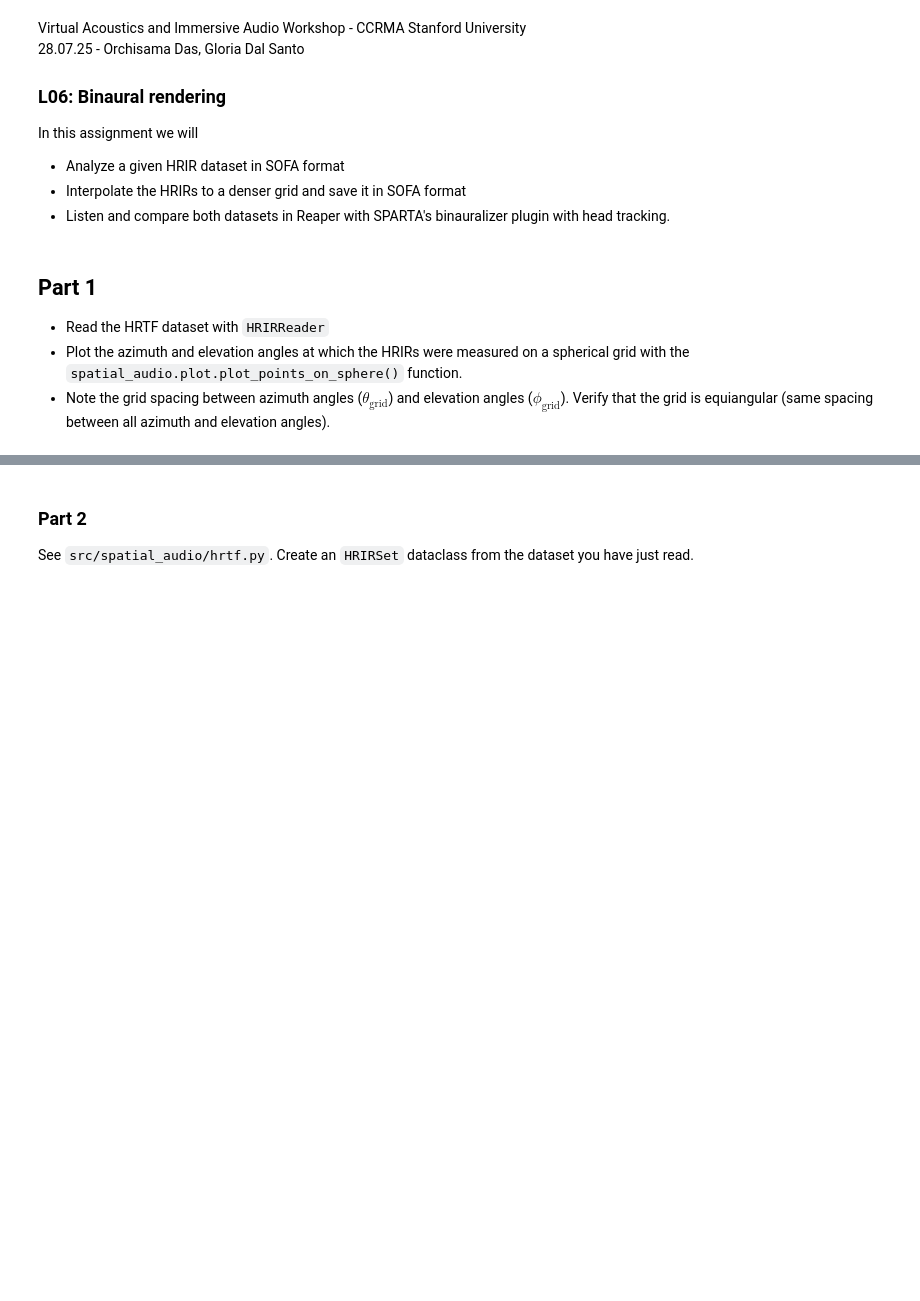
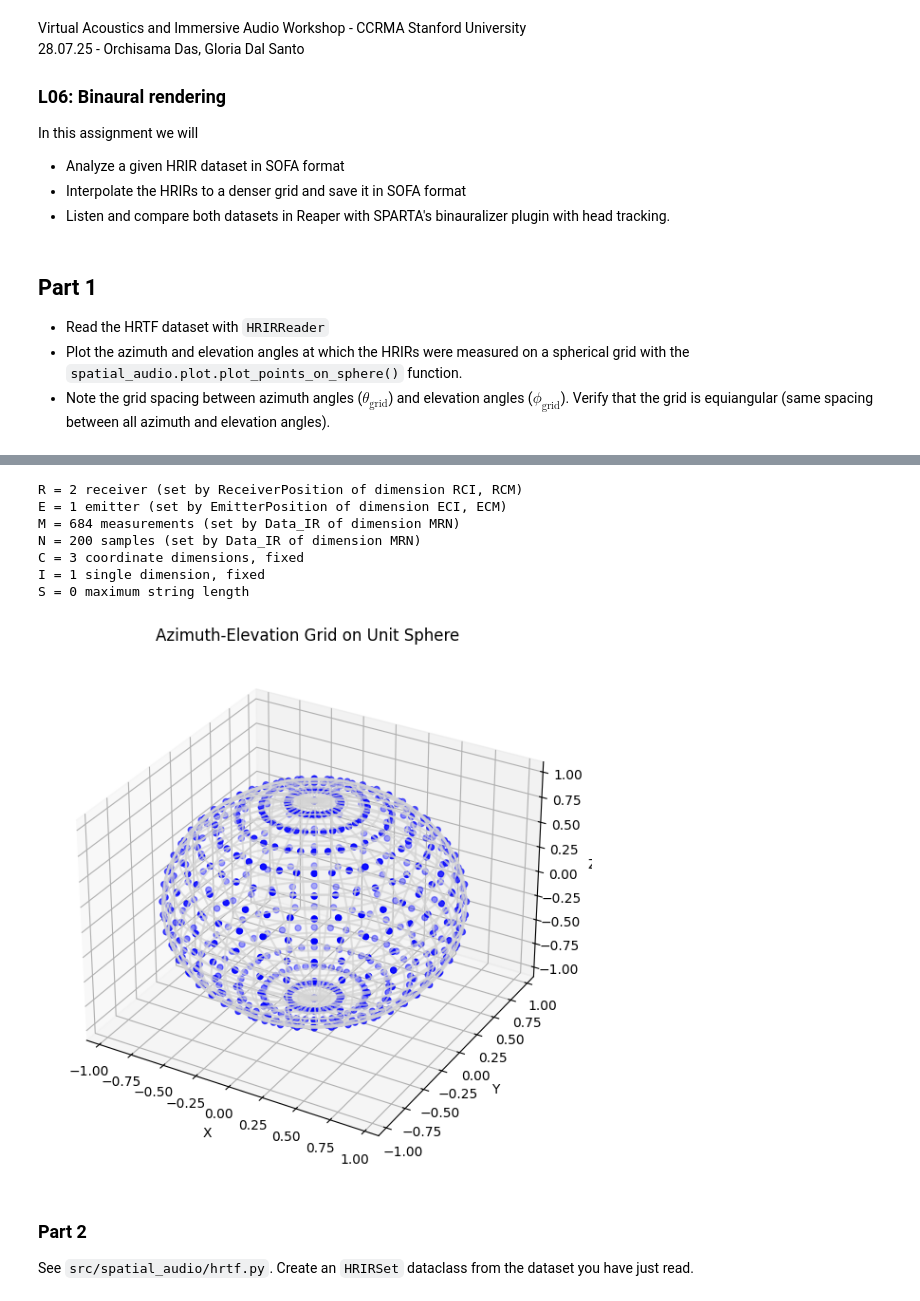
Before and after one commit to orchidas/VAIAWorkshop25Public, a Jupyter notebook: notebooks/lecture06.ipynb, the cells around one changed output, grey strips where cells are left out. Saved outputs shown, nothing was run; the diff lists cells and outputs as text; code cells hidden in the pictures; blank space fills up the shorter version.

```diff
--- a/notebooks/lecture06.ipynb
+++ b/notebooks/lecture06.ipynb
@@ -29,7 +29,12 @@ sofa_path = Path('../data/Week 2/hrtf/CIPIC_subject_119_equiangular_grid.sofa').
 #### WRITE YOUR CODE HERE ####
 
 # Create HRIRReader object
+hrir_reader = HRIRReader(sofa_path)
 
 # Read azimuth and elevation angles from the dataset
+az = hrir_reader.listener_view[:, 0]
+el = hrir_reader.listener_view[:, 1]
 
 # Plot the azimuth and elevation angles on a sphere by calling plot_points_on_sphere
+plot_points_on_sphere(az, el)
+# %% [output]
@@ -36,3 +43,11 @@ sofa_path = Path('../data/Week 2/hrtf/CIPIC_subject_119_equiangular_grid.sofa').
+R = 2 receiver (set by ReceiverPosition of dimension RCI, RCM)
+E = 1 emitter (set by EmitterPosition of dimension ECI, ECM)
+M = 684 measurements (set by Data_IR of dimension MRN)
+N = 200 samples (set by Data_IR of dimension MRN)
+C = 3 coordinate dimensions, fixed
+I = 1 single dimension, fixed
+S = 0 maximum string length
+[figure, added]
 # %% [markdown]
 ### Part 2
 
```
Also changed, not shown: parts of 4 cells of this notebook, 1 other file.
